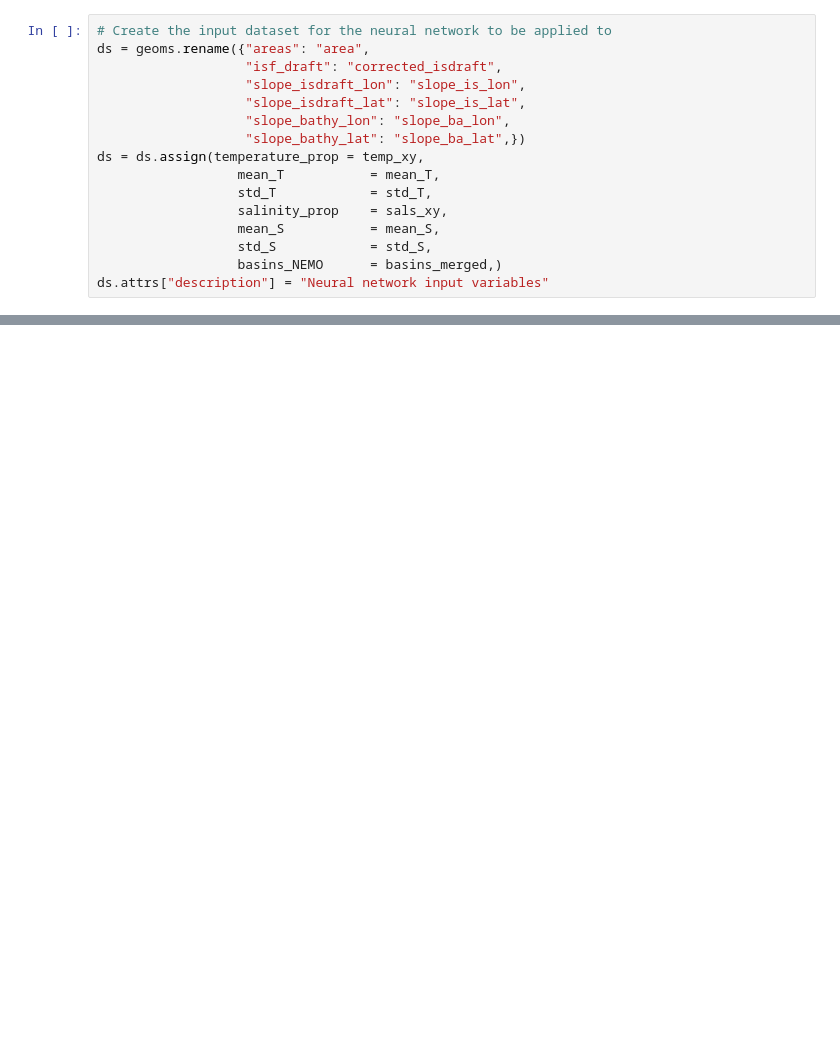
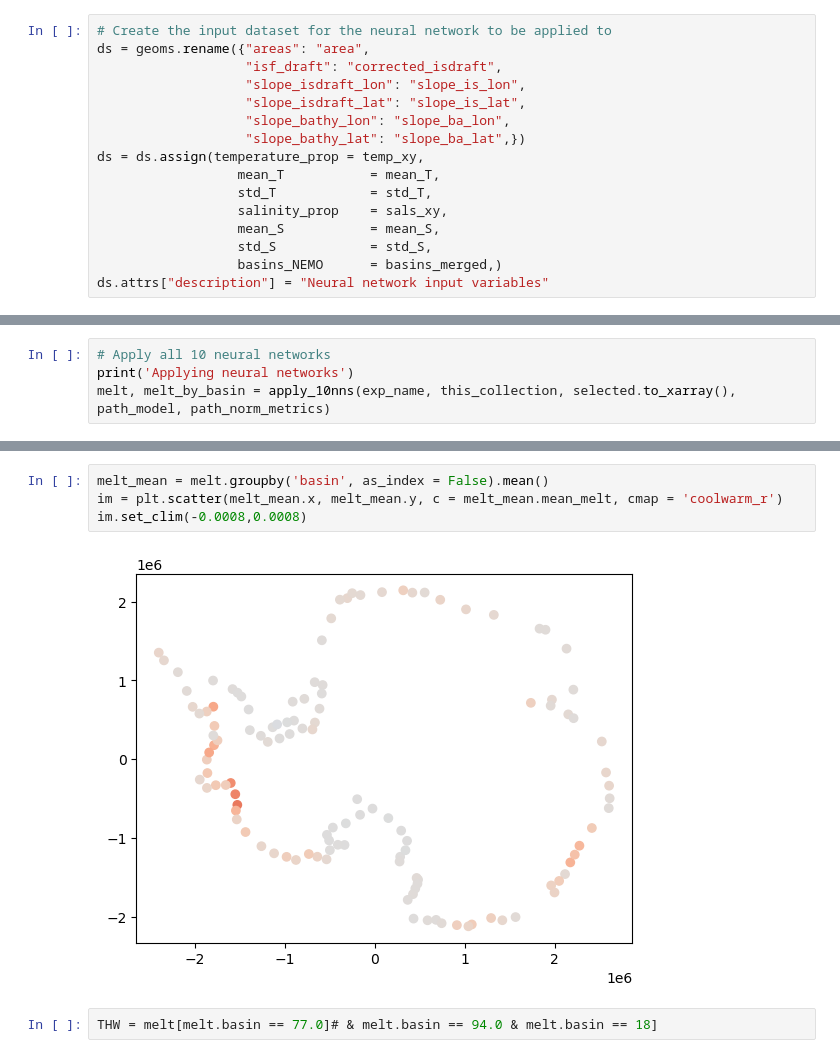
Before and after one commit to hockenden97/simpleNN_basal_melt, a Jupyter notebook: AIAI_scripts_notebooks/NEMO_full_process_function.ipynb, the cells around one changed output, grey strips where cells are left out. Saved outputs shown, nothing was run; the diff lists cells and outputs as text; blank space fills up the shorter version.

```diff
--- a/AIAI_scripts_notebooks/NEMO_full_process_function.ipynb
+++ b/AIAI_scripts_notebooks/NEMO_full_process_function.ipynb
@@ -466,0 +555,4 @@ ds.attrs["description"] = "Neural network input variables"
+# %%
+# Apply all 10 neural networks
+print('Applying neural networks')
+melt, melt_by_basin = apply_10nns(exp_name, this_collection, selected.to_xarray(), path_model, path_norm_metrics)
@@ -466,0 +579,8 @@ ds.attrs["description"] = "Neural network input variables"
+# %%
+melt_mean = melt.groupby('basin', as_index = False).mean()
+im = plt.scatter(melt_mean.x, melt_mean.y, c = melt_mean.mean_melt, cmap = 'coolwarm_r')
+im.set_clim(-0.0008,0.0008)
+# %% [output]
+[figure, added]
+# %%
+THW = melt[melt.basin == 77.0]# & melt.basin == 94.0 & melt.basin == 18]
```
Also changed, not shown: parts of 47 cells of this notebook, 3 other files.
